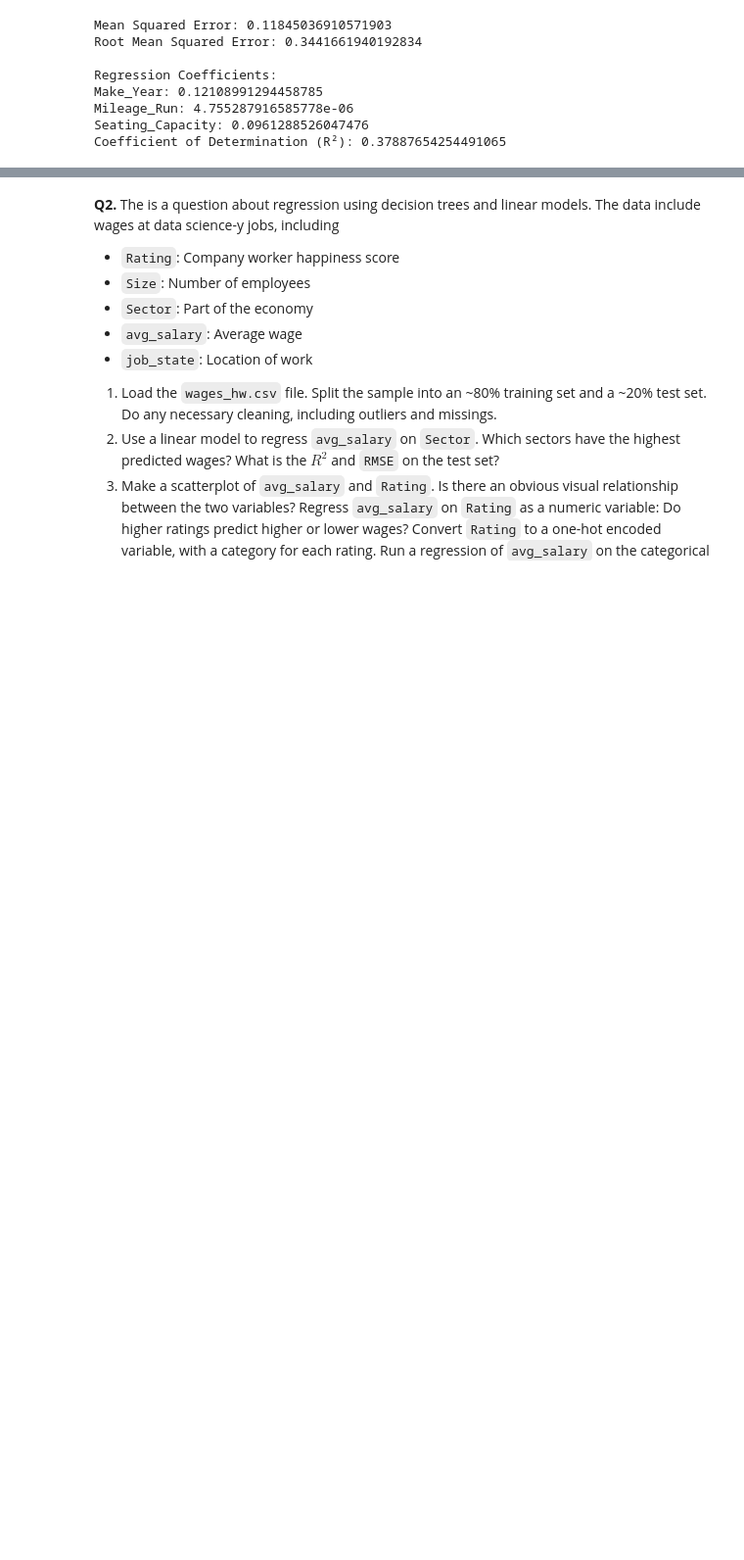
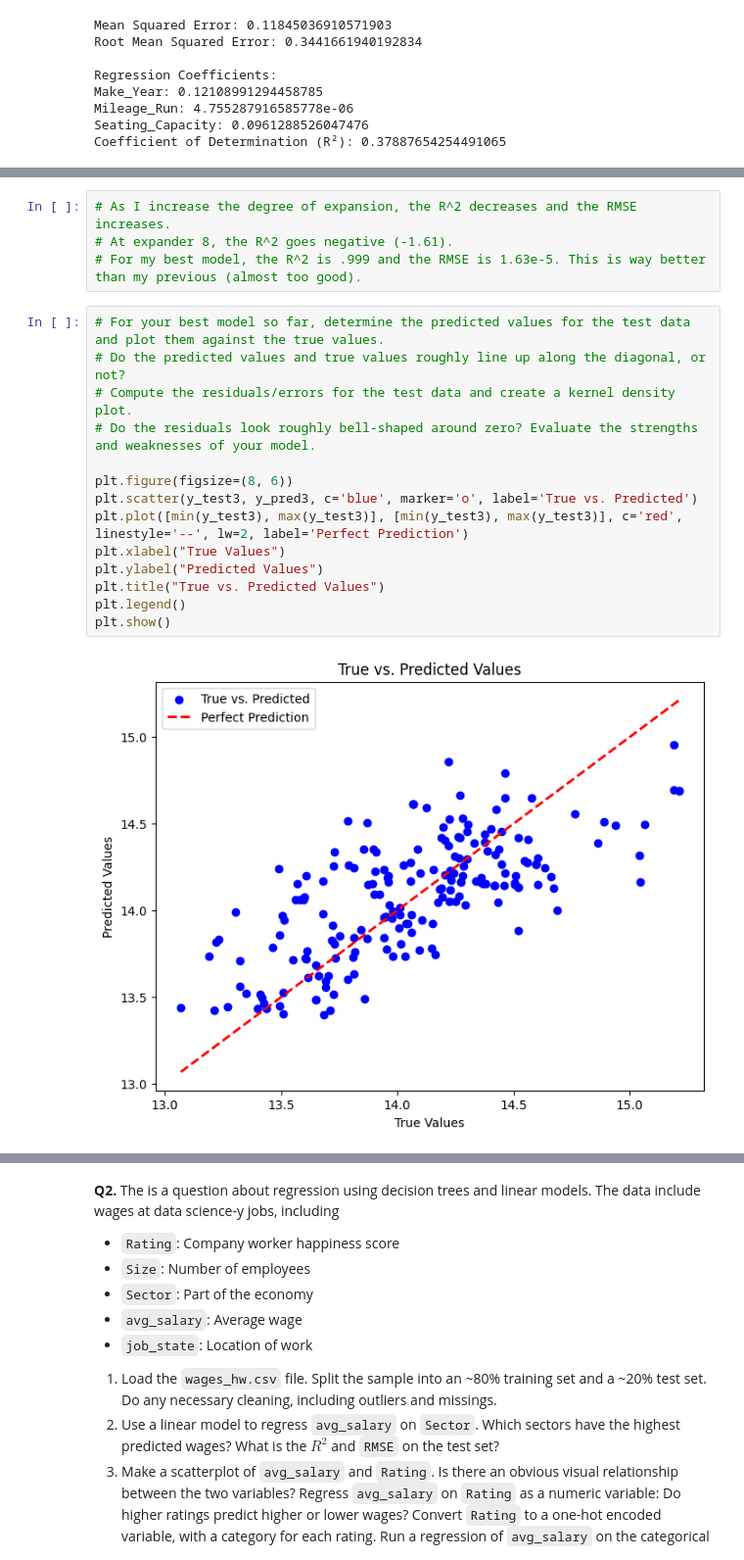
Before and after one commit to kaitlinblakeslee/assignment4, a Jupyter notebook: assignment4.ipynb, the cells around one changed output, grey strips where cells are left out. Shown at 98% size. Cells and saved outputs as stored; diff of their text form; blank space fills up the shorter version.

```diff
--- a/assignment4.ipynb
+++ b/assignment4.ipynb
@@ -286,0 +446,20 @@ print(cdf_encoded)
+# %%
+# As I increase the degree of expansion, the R^2 decreases and the RMSE increases.
+# At expander 8, the R^2 goes negative (-1.61).
+# For my best model, the R^2 is .999 and the RMSE is 1.63e-5. This is way better than my previous (almost too good).
+# %%
+# For your best model so far, determine the predicted values for the test data and plot them against the true values.
+# Do the predicted values and true values roughly line up along the diagonal, or not?
+# Compute the residuals/errors for the test data and create a kernel density plot.
+# Do the residuals look roughly bell-shaped around zero? Evaluate the strengths and weaknesses of your model.
+
+plt.figure(figsize=(8, 6))
+plt.scatter(y_test3, y_pred3, c='blue', marker='o', label='True vs. Predicted')
+plt.plot([min(y_test3), max(y_test3)], [min(y_test3), max(y_test3)], c='red', linestyle='--', lw=2, label='Perfect Prediction')
+plt.xlabel("True Values")
+plt.ylabel("Predicted Values")
+plt.title("True vs. Predicted Values")
+plt.legend()
+plt.show()
+# %% [output]
+[figure, added]
```
Also changed, not shown: parts of 14 cells of this notebook.
